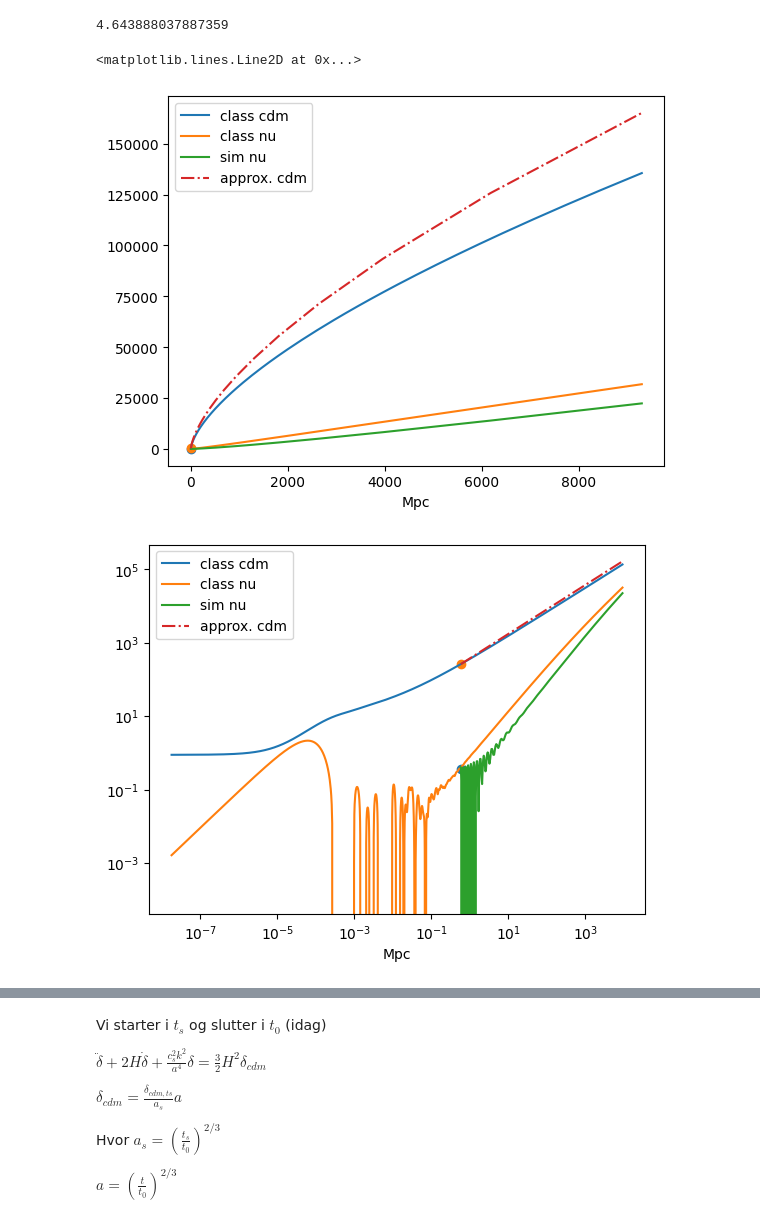
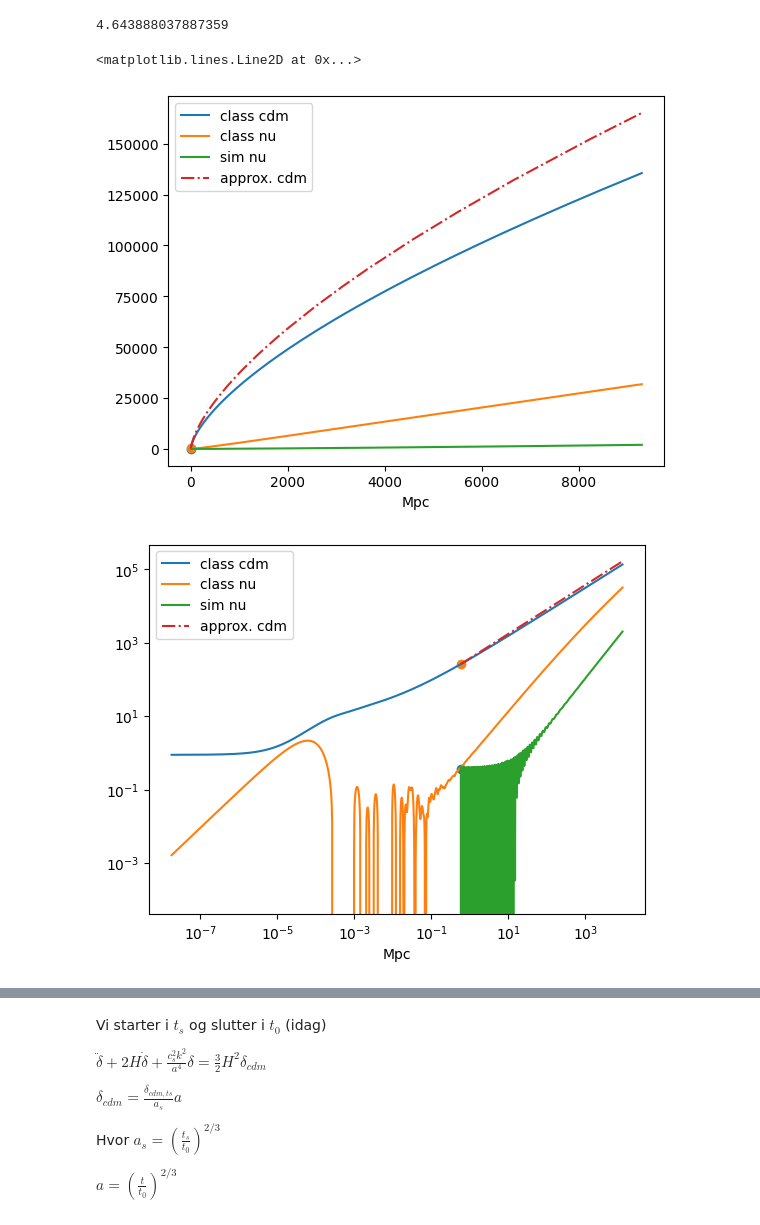
Before and after one commit to eriksteenberg/Power-spectrum-Test, a Jupyter notebook: 21-03-2023.ipynb, the cells around one changed output, grey strips where cells are left out. Cells and saved outputs as stored; diff of their text form; code cells hidden in the pictures.

```diff
--- a/21-03-2023.ipynb
+++ b/21-03-2023.ipynb
@@ -124,6 +124,7 @@ def func(t,y,a0):
 
 y0 = np.array([neu_interp(a0),0])
 t = [T_0,tid[-1]]
+t0 = t[-1]
 a0 = ((T_0)/t0)**(2/3)
 sol = scipy.integrate.solve_ivp(func,t,y0,args=(a0,))
 # ===============================
@@ -135,35 +136,35 @@ plt.plot(tid_class,-delta_neutrino_class,label="class nu")
 plt.plot(sol.t,-sol.y[0],label="sim nu")
 
 # delta0/a0 * a
 D = delta0 / (sol.t[0]/sol.t[-1])**(2/3) * (sol.t/sol.t[-1])**(2/3)
 plt.plot(sol.t,-D ,"-.",label="approx. cdm")
 
 plt.xlabel("Mpc")
 plt.scatter(T_ini_tid,-neu_interp(a0))
 plt.scatter(T_ini_tid,-D[0])
 plt.legend()
 
 plt.figure(2)
 plt.loglog(tid_class,-delta_class,label="class cdm")
 plt.plot(tid_class,-delta_neutrino_class,label="class nu")
 
 plt.plot(sol.t,-sol.y[0],label="sim nu")
 
 plt.plot(sol.t,-D,"-.",label="approx. cdm")
 plt.xlabel("Mpc")
 plt.scatter(T_ini_tid,-neu_interp(a0))
 plt.scatter(T_ini_tid,-D[0])
 #plt.loglog(tid_class,-delta_class/4)
 plt.legend()
 plt.figure(12412)
 plt.loglog(tid_class,delta_neutrino_class/delta_class)
 plt.loglog(tid_class,[1/4 for i in tid_class])
 plt.loglog(tid_class,[1e-3 for i in tid_class])
 plt.axvline(T_0)
 # %% [output]
 <matplotlib.lines.Line2D at 0x...>
-[figure, old version]
+[figure, new version]
-[figure, old version]
+[figure, new version]
 [figure]
 # %%
 # C kode funktions kopier for at jeg nemt og hurtigt kan importere CForm af mathmatica løsningerne.
```
Also changed, not shown: parts of 1 cell of this notebook, 3 other files.
